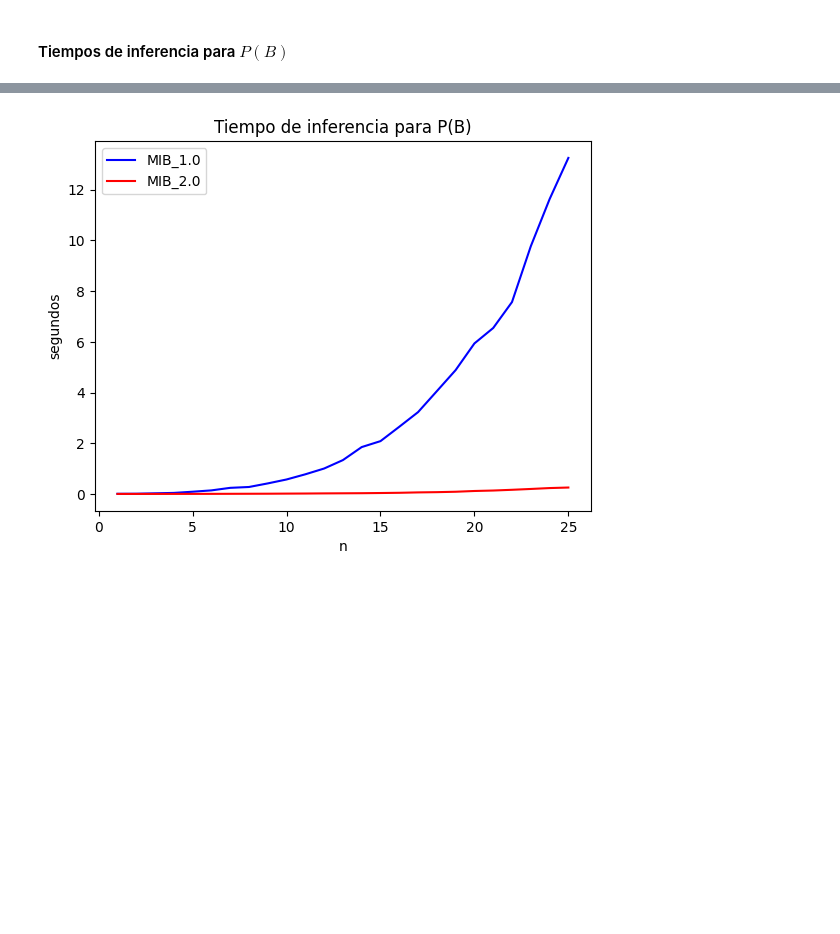
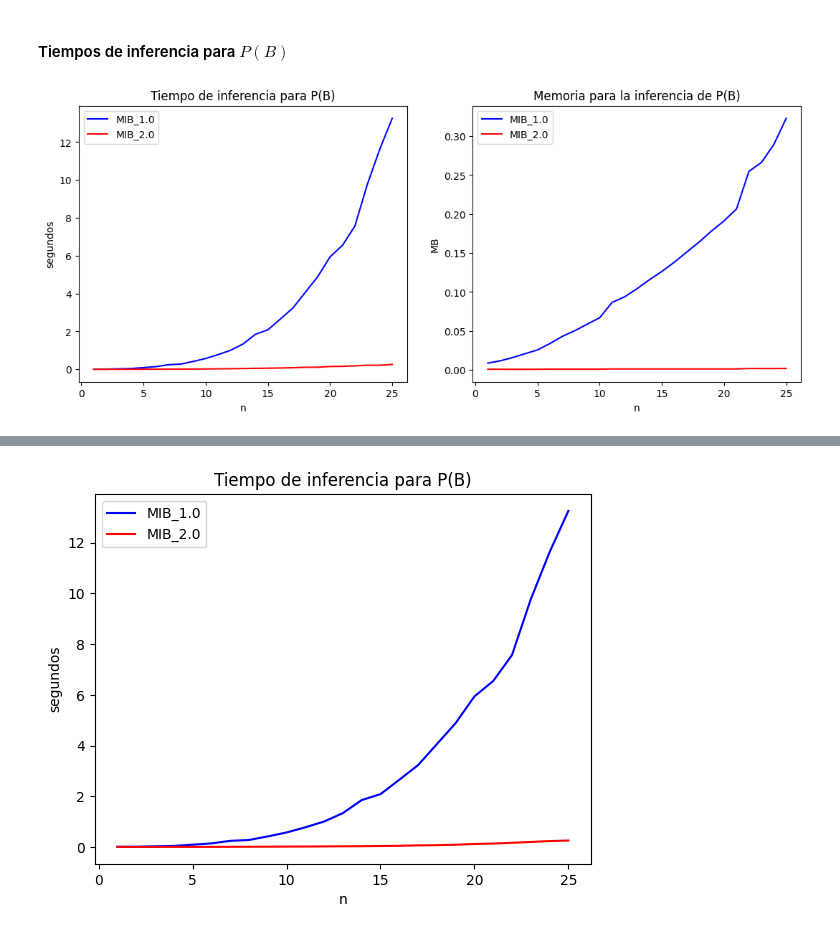
Before and after one commit to robertorys/Tesis, a Jupyter notebook: Test_mib_v2_3_3.ipynb, the cells around one changed output, grey strips where cells are left out. Cells and saved outputs as stored; diff of their text form; code cells hidden in the pictures; blank space fills up the shorter version.

```diff
--- a/Test_mib_v2_3_3.ipynb
+++ b/Test_mib_v2_3_3.ipynb
@@ -222,6 +223,31 @@ len(timesM1)
 ### Tiempos
 # %% [markdown]
 #### Tiempos de inferencia para $P(B)$
+# %%
+xn = [i+1 for i in range(n)]
+fig, ax = plt.subplots(1, 2)
+fig.set_size_inches(13,5)
+# fig.set_size_inches(15,5)
+
+ax[0].plot(xn, timesM1, color='b',label = 'MIB_1.0')
+ax[0].plot(xn, timesM, color='r',label = 'MIB_2.0')
+ax[0].set_title("Tiempo de inferencia para P(B)")
+ax[0].set_xlabel("n")
+ax[0].set_ylabel("segundos")
+ax[0].legend(loc = 'upper left')
+
+
+ax[1].plot(xn, [m/1000000 for m in memoryM1], color='b',label = 'MIB_1.0')
+ax[1].plot(xn, [m/1000000 for m in memoryM], color='r',label = 'MIB_2.0')
+ax[1].set_title("Memoria para la inferencia de P(B)")
+ax[1].set_xlabel("n")
+ax[1].set_ylabel("MB")
+ax[1].legend(loc = 'upper left')
+
+# Mostrar las gráficas
+plt.show()
+# %% [output]
+[figure, added]
 # %%
 xn = [i+1 for i in range(n)]
 fig, ax = plt.subplots(1, 2)
```
Also changed, not shown: parts of 32 cells of this notebook, 34 other files.
